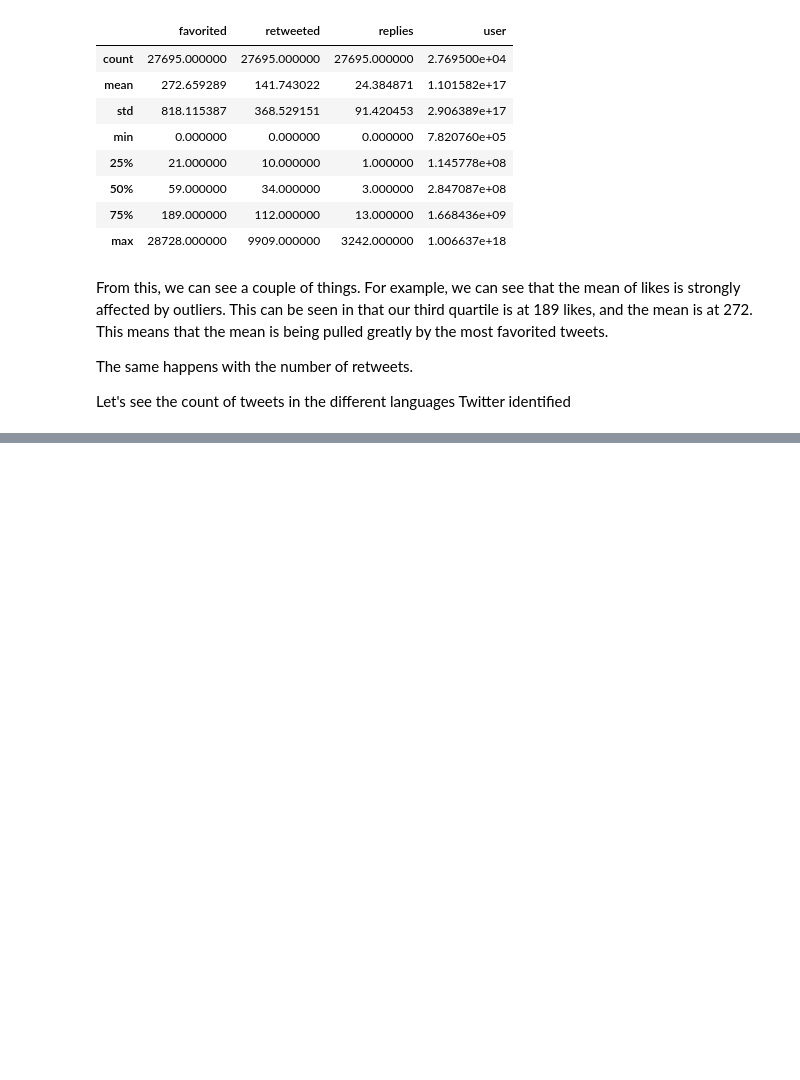
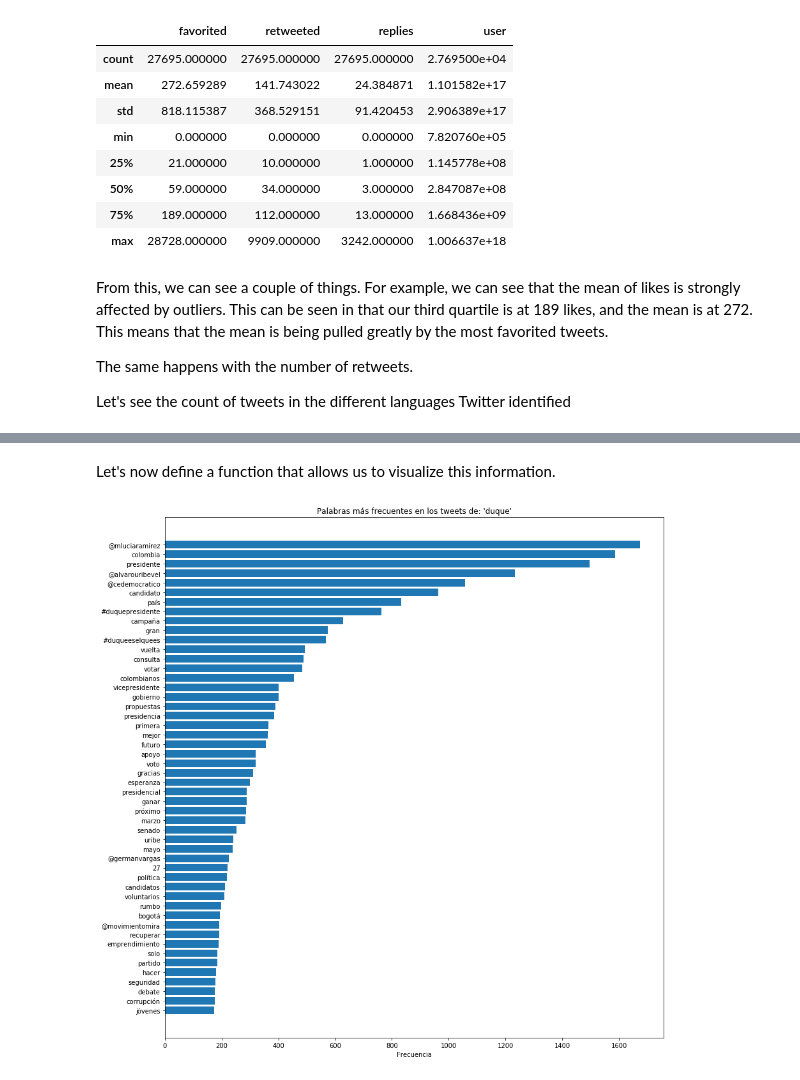
Before and after one commit to sbacarob/defamation-on-colombian-electoral-campaigns, a Jupyter notebook: analyzing_the_data.ipynb, the cells around one changed output, grey strips where cells are left out. Cells and saved outputs as stored; diff of their text form; code cells hidden in the pictures; blank space fills up the shorter version.

```diff
--- a/analyzing_the_data.ipynb
+++ b/analyzing_the_data.ipynb
@@ -72,0 +304,6 @@ So according to this, there are tweets in various language mentioning the presid
+# %%
+clean_duque_corpus = remove_special_characters(split_duque_corpus)
+
+clean_petro_corpus = remove_special_characters(split_petro_corpus)
+
+clean_corpus = remove_special_characters(split_corpus)
@@ -72,0 +387,18 @@ So according to this, there are tweets in various language mentioning the presid
+# %%
+duque_freq_no_stopwords = {k: v for k, v in duque_freq.items() if k not in stopwds}
+
+petro_freq_no_stopwords = {k: v for k, v in petro_freq.items() if k not in stopwds}
+
+whole_freq_no_stopwords = {k: v for k, v in whole_freq.items() if k not in stopwds}
+# %%
+most_frequent = {
+    'duque': sorted(duque_freq.items(), key=lambda kv: kv[1], reverse=True),
+    'petro': sorted(petro_freq.items(), key=lambda kv: kv[1], reverse=True),
+    'whole': sorted(whole_freq.items(), key=lambda kv: kv[1], reverse=True)
+}
+
+most_frequent_no_stopwords = {
+    'duque': sorted(duque_freq_no_stopwords.items(), key=lambda kv: kv[1], reverse=True),
+    'petro': sorted(petro_freq_no_stopwords.items(), key=lambda kv: kv[1], reverse=True),
+    'whole': sorted(whole_freq_no_stopwords.items(), key=lambda kv: kv[1], reverse=True)
+}
@@ -72,0 +425,22 @@ So according to this, there are tweets in various language mentioning the presid
+# %% [markdown]
+Let's now define a function that allows us to visualize this information.
+# %%
+def plot_data(key):
+    ypos = np.arange(50)
+
+    fig, ax = plt.subplots(figsize=(14, 15))
+
+    data = dict(most_frequent_no_stopwords[key][:50])
+
+    ax.barh(ypos, list(data.values()), align='center')
+    ax.set_yticks(ypos)
+    ax.set_yticklabels(list(data.keys()))
+    ax.set_xlabel('Frecuencia')
+    ax.invert_yaxis()
+    ax.set_title("Palabras más frecuentes en los tweets de: '{}'".format(key))
+
+    plt.show()
+# %%
+plot_data('duque')
+# %% [output]
+[figure, added]
```
Also changed, not shown: parts of 45 cells of this notebook.
